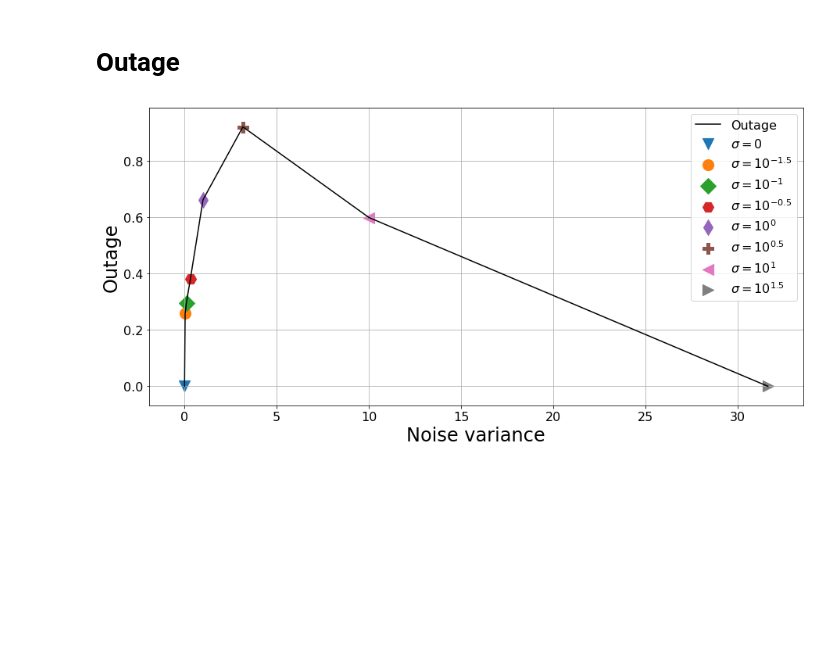
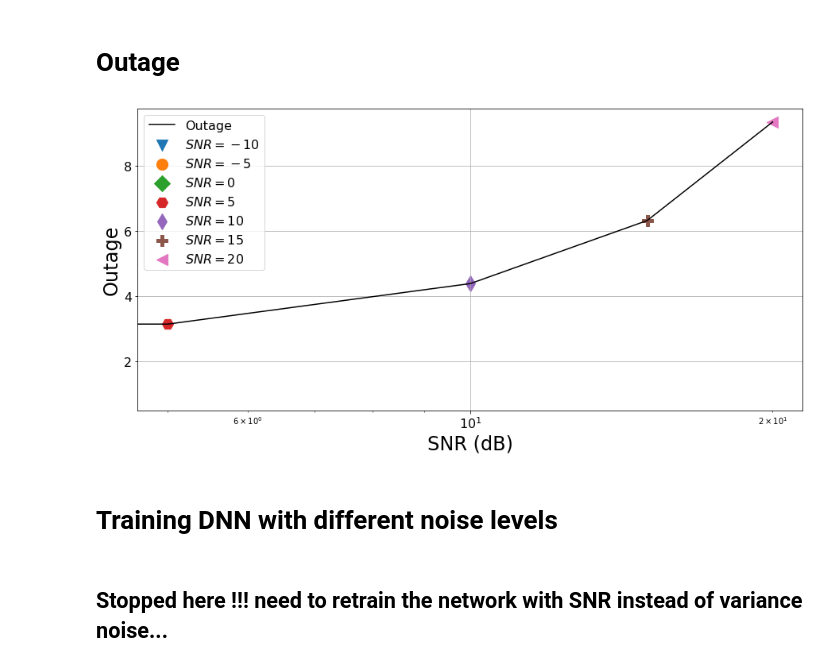
Before and after one commit to yacine074/Robustness_SPAWC22, a Jupyter notebook: Imperfect CSI_VF-2.ipynb, the cells around one changed output. Cells and saved outputs as stored; diff of their text form; code cells hidden in the pictures; blank space fills up the shorter version.

```diff
--- a/Imperfect CSI_VF-2.ipynb
+++ b/Imperfect CSI_VF-2.ipynb
@@ -675,7 +648,7 @@ plot_CSI_Imperfect_Stats(variance, Outage_ARPD, 'Outage', 'Noise variance','Outa
 # %% [markdown]
 ## Secondary rate GAP
 # %%
-def DNN_predictions(NH_MATRIX, mw_path):
+def DNN_predictions(NH_MATRIX, mw_path, Lambda=10**0.5, tau = 0.25):
     '''
     NH_MATRIX : Noisy H matrix
     '''
@@ -693,7 +666,7 @@ def DNN_predictions(NH_MATRIX, mw_path):
         temp_predictions = model.predict(data)
         final_predictions.append(temp_predictions)
 
-    return np.asarray(final_predictions, dtype="float32")
+    return np.asarray(final_predictions, dtype="float64")
 
 def opportunistic_rate_for_noisy_channels_DNN(datas, labels):
     '''
@@ -707,13 +680,13 @@ def opportunistic_rate_for_noisy_channels_DNN(datas, labels):
 
     for i in range(labels.shape[0]):
         H_matrix.append(datas)
-    H_matrix = np.asarray(H_matrix, dtype="float32")
+    H_matrix = np.asarray(H_matrix, dtype="float64")
 
     for i,j in zip(H_matrix, labels):
         data , y_hat = i[:,0:8], j
         temp_rate = rate(data[:,0], data[:,1], data[:,2], data[:,3], data[:,4], data[:,5], data[:,6], data[:,7], y_hat[:,0], y_hat[:,1], y_hat[:,2])
         final_rate.append(temp_rate)
-    return np.asarray(final_rate, dtype="float32")
+    return np.asarray(final_rate, dtype="float64")
 
 def primary_degradation_for_noisy_data_DNN(datas, labels):
     final_pdd = []
@@ -721,22 +694,21 @@ def primary_degradation_for_noisy_data_DNN(datas, labels):
 
     for i in range(labels.shape[0]):
         H_matrix.append(datas)
-    H_matrix = np.asarray(H_matrix, dtype="float32")
+    H_matrix = np.asarray(H_matrix, dtype="float64")
 
     for i,j in zip(H_matrix, labels):
         data, y_hat = i[:,0:8], j
         temp_pdd = primary_rate(data[:,0], data[:,1], data[:,2], data[:,3], data[:,4], data[:,5], data[:,6], data[:,7], y_hat[:,0], y_hat[:,1], y_hat[:,2])
         final_pdd.append(temp_pdd)
 
-    return np.asarray(final_pdd, dtype="float32")
+    return np.asarray(final_pdd, dtype="float64")
 # %%
 #"weights_model/gaussian_fading_model/anne_model.h5"
-Model_Weight_Path = "weights_model/gaussian_fading_model.h5"
+Model_Weight_Path = "weights_model/GF_model.h5"
 
 DNN_pred = DNN_predictions(NH_MATRIX, Model_Weight_Path)
 db_DNN = opportunistic_rate_for_noisy_channels_DNN(dataset, DNN_pred)
-db_benchmark = rate(dataset[:,0], dataset[:,1], dataset[:,2], dataset[:,3],dataset[:,4], dataset[:,5], dataset[:,6], dataset[:,7], np.sqrt(dataset[:,9]), np.sqrt(dataset[:,10]), np.sqrt(dataset[:,11]))
-
+db_benchmark = rate(dataset[:,0], dataset[:,1], dataset[:,2], dataset[:,3], dataset[:,4], dataset[:,5], dataset[:,6], dataset[:,7], np.sqrt(dataset[:,9]), np.sqrt(dataset[:,10]), np.sqrt(dataset[:,11]))
 
 
 db_gap_DNN = np.array([relative_avreage_gap(db_DNN[0,:,8], db_benchmark[:,8]),\
@@ -745,14 +717,14 @@ db_gap_DNN = np.array([relative_avreage_gap(db_DNN[0,:,8], db_benchmark[:,8]),\
                        relative_avreage_gap(db_DNN[3,:,8], db_benchmark[:,8]),\
                        relative_avreage_gap(db_DNN[4,:,8], db_benchmark[:,8]),\
                        relative_avreage_gap(db_DNN[5,:,8], db_benchmark[:,8]),\
-                       relative_avreage_gap(db_DNN[6,:,8], db_benchmark[:,8]),\
-                       relative_avreage_gap(db_DNN[7,:,8], db_benchmark[:,8])])
-
+                       relative_avreage_gap(db_DNN[6,:,8], db_benchmark[:,8])])
+#,\
+#                       relative_avreage_gap(db_DNN[7,:,8], db_benchmark[:,8])
 
 
 #ax.plot(variance, db_gap, c = 'blue',label='BF')
 
 db_gap_DNN = db_gap_DNN*100
 
-plot_CSI_Imperfect_Stats(variance, db_gap_DNN, 'Relative Average Gap', 'Noise variance','Percentage')
+plot_CSI_Imperfect_Stats(db_gap_DNN, 'Relative Average Gap', 'SNR (dB)','Percentage')
 # %% [output]
@@ -760,15 +737,15 @@ plot_CSI_Imperfect_Stats(variance, db_gap_DNN, 'Relative Average Gap', 'Noise va
 # %% [markdown]
 ## Primary achievable rate degradation
 # %%
-def PARD_for_noisy_data_DNN(datas, labels):
+def PARD_for_noisy_data_DNN(datas, labels, Pp = 10.0):
     """
     Calculate primary rate for Noisy H Matrix
     """
-    H_matrix, mean_pard, max_pard, mean_outage_pard = [], [], [], []
+    H_matrix, mean_pard, max_pard, mean_outage_pard, outage_pard = [], [], [], [], []
 
     for i in range(labels.shape[0]):
         H_matrix.append(datas)
-    H_matrix = np.asarray(H_matrix, dtype="float32")
+    H_matrix = np.asarray(H_matrix, dtype="float64")
 
     for i,j in zip(H_matrix,labels) :
 
@@ -778,15 +755,16 @@ def PARD_for_noisy_data_DNN(datas, labels):
 
         P_Rate_max = C(data[:,1]*Pp) # data[:,1] tend for G_PP
 
-        temp_mean_pard, temp_max_pard, temp_mean_outage = mean_max_outage_PARD(N_P_Rate, P_Rate_max)
+        temp_mean_pard, temp_max_pard, temp_mean_outage, outage = mean_max_outage_PARD(N_P_Rate, P_Rate_max)
         mean_pard.append(temp_mean_pard)
         max_pard.append(temp_max_pard)
         mean_outage_pard.append(temp_mean_outage)
+        outage_pard.append(outage)
     # doesn't multiply outage by 100
-    return np.asarray(mean_pard, dtype="float32")*100, np.asarray(max_pard, dtype="float32")*100, np.asarray(mean_outage_pard, dtype="float32")
+    return np.asarray(mean_pard, dtype="float64")*100, np.asarray(max_pard, dtype="float64")*100, np.asarray(mean_outage_pard, dtype="float64")*100, np.asarray(outage_pard, dtype="float64")*100
 
 
 
 
-Mean_ARPD_DNN, Max_ARPD_DNN, Outage_ARPD_DNN = PARD_for_noisy_data(dataset,dataset_test)
+Mean_ARPD_DNN, Max_ARPD_DNN, Mean_Outage_ARPD_DNN, Outage_ARPD_DNN = PARD_for_noisy_data_DNN(dataset, DNN_pred)
 # %%
@@ -797,6 +775,10 @@ plot_ARPD(variance, Mean_ARPD_DNN, Max_ARPD_DNN)
 # Outage
 # %%
 
-plot_CSI_Imperfect_Stats(variance, Outage_ARPD, 'Outage', 'Noise variance','Outage')
+plot_CSI_Imperfect_Stats(Outage_ARPD_DNN, 'Outage', 'SNR (dB)','Outage')
 # %% [output]
-[figure, old version]
+[figure, new version]
+# %% [markdown]
+# Training DNN with different noise levels
+# %% [markdown]
+## Stopped here !!! need to retrain the network with SNR instead of variance noise...
```
Also changed, not shown: parts of 41 cells of this notebook.
